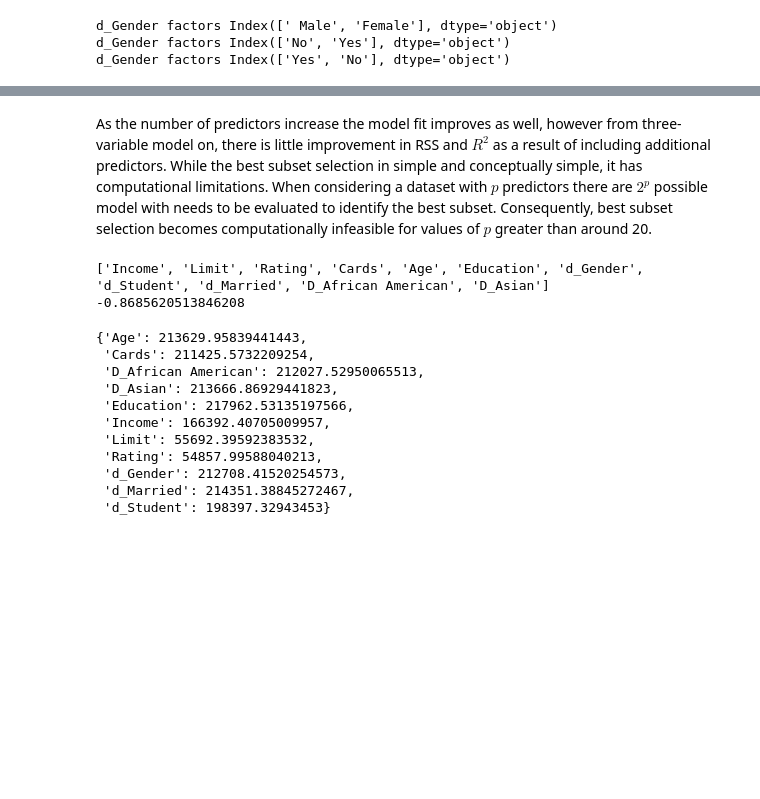
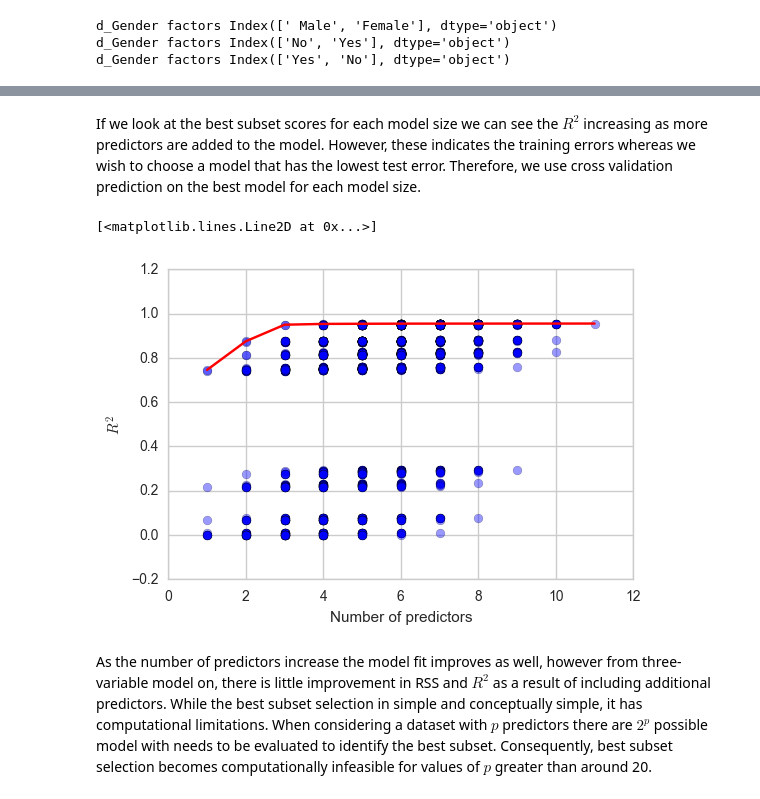
Before and after one commit to tharug/ISLR-Notes-Python-Code, a Jupyter notebook: 6. Linear Model Selection and Regularization.ipynb, the cells around one changed output, grey strips where cells are left out. Saved outputs shown, nothing was run; the diff lists cells and outputs as text; code cells hidden in the pictures; blank space fills up the shorter version.

Commit message:
Update
Subset selection

```diff
--- a/6. Linear Model Selection and Regularization.ipynb
+++ b/6. Linear Model Selection and Regularization.ipynb
@@ -1 +10,8 @@
+# %%
+import matplotlib.pyplot as plt
+import seaborn as sns
+
+sns.set_style("whitegrid")
+
+%matplotlib inline
 # %% [markdown]
@@ -53,3 +44,0 @@ memory usage: 31.3+ KB
-# %%
-credit.drop('Unnamed: 0',axis=1,inplace=True)
-credit.head()
@@ -195,3 +86,43 @@ Text(0,0.5,'Mean Sum of Squares')
+# %%
+# Create list of all possible subsets for the predictors
+p_subsets = list(chain.from_iterable(combinations(features,k) for k in range(1,12)))
+regr = LinearRegression()
+
+# Create empty list to record the training scores of each model
+sub_model_score = []
+
+# For each of the subsets fit a linear regression model and record it's training score
+for subset in p_subsets:
+    X = credit[list(subset)]
+    y = credit[target]
+
+    sub_model = regr.fit(X,y)
+    sub_model_score.append(sub_model.score(X,y))
+# %%
+def best_model(p_subsets, sub_model_score):
+    # record the best training score for each of the model sizes
+    sub_scores = {}
+    #  record the best subset for each of the model sizes
+    subsets = {}
+
+    for i, subset in enumerate(p_subsets):
+        if sub_scores.get(len(subset),-np.Infinity) < sub_model_score[i]:
+            sub_scores[len(subset)] =   sub_model_score[i]
+            subsets[len(subset)] = subset
+    return sub_scores, subsets
+
+best_sub_scores, best_subset = best_model(p_subsets, sub_model_score)
+# %% [markdown]
+If we look at the best subset scores for each model size we can see the $R^2$ increasing as more predictors are added to the model. However, these indicates the training errors whereas we wish to choose a model that has the lowest test error. Therefore, we use cross validation prediction on the best model for each model size.
+# %%
+plt.scatter([len(p) for p in p_subsets], sub_model_score, alpha = 0.4, s = 40)
+plt.xlabel('Number of predictors')
+plt.ylabel(r'$R^2$')
+model_size, best_model_score = zip(*sorted(best_sub_scores.items()))
+plt.plot(model_size,best_model_score,c = 'r')
+# %% [output]
+[<matplotlib.lines.Line2D at 0x...>]
+[figure, added]
 # %% [markdown]
 As the number of predictors increase the model fit improves as well, however from three-variable model on, there is little improvement in RSS and $R^2$ as a result of including additional predictors.
 While the best subset selection in simple and conceptually simple, it has computational limitations. When considering a dataset with $p$ predictors there are $2^p$ possible model with needs to be evaluated to identify the best subset. Consequently, best subset selection becomes computationally infeasible for values of $p$ greater than around 20.
@@ -202,9 +128,0 @@ target = ['Balance']
-# %%
-X = credit[['Income', 'Limit']]
-y = credit[target]
-
-print (features)
-print (-1*cross_val_score(regr,X,y,scoring = 'r2',cv=3).mean())
-# %% [output]
-['Income', 'Limit', 'Rating', 'Cards', 'Age', 'Education', 'd_Gender', 'd_Student', 'd_Married', 'D_African American', 'D_Asian']
--0.8685620513846208
@@ -230,14 +128,0 @@ predictors.remove('Rating')
-# %%
-c_scores
-# %% [output]
-{'Age': 213629.95839441443,
- 'Cards': 211425.5732209254,
- 'D_African American': 212027.52950065513,
- 'D_Asian': 213666.86929441823,
- 'Education': 217962.53135197566,
- 'Income': 166392.40705009957,
- 'Limit': 55692.39592383532,
- 'Rating': 54857.99588040213,
- 'd_Gender': 212708.41520254573,
- 'd_Married': 214351.38845272467,
- 'd_Student': 198397.32943453}
```
Also changed, not shown: parts of 34 cells of this notebook.
